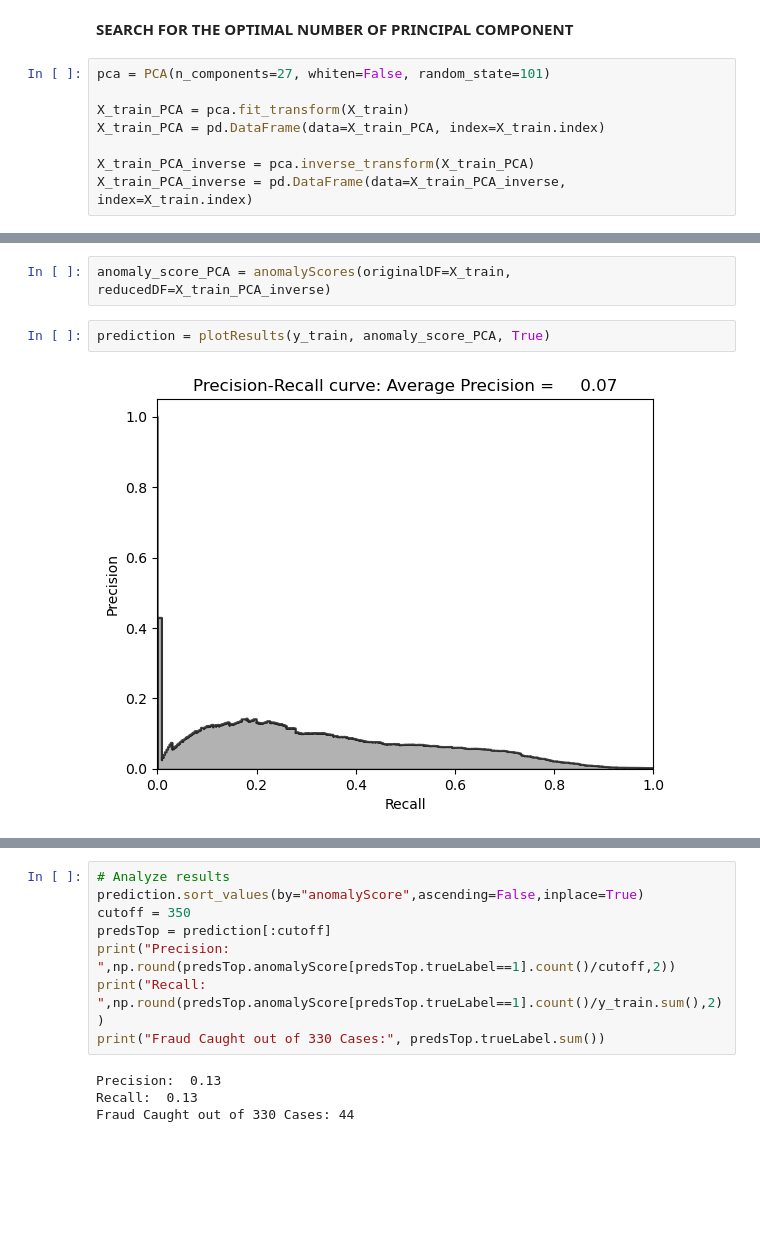
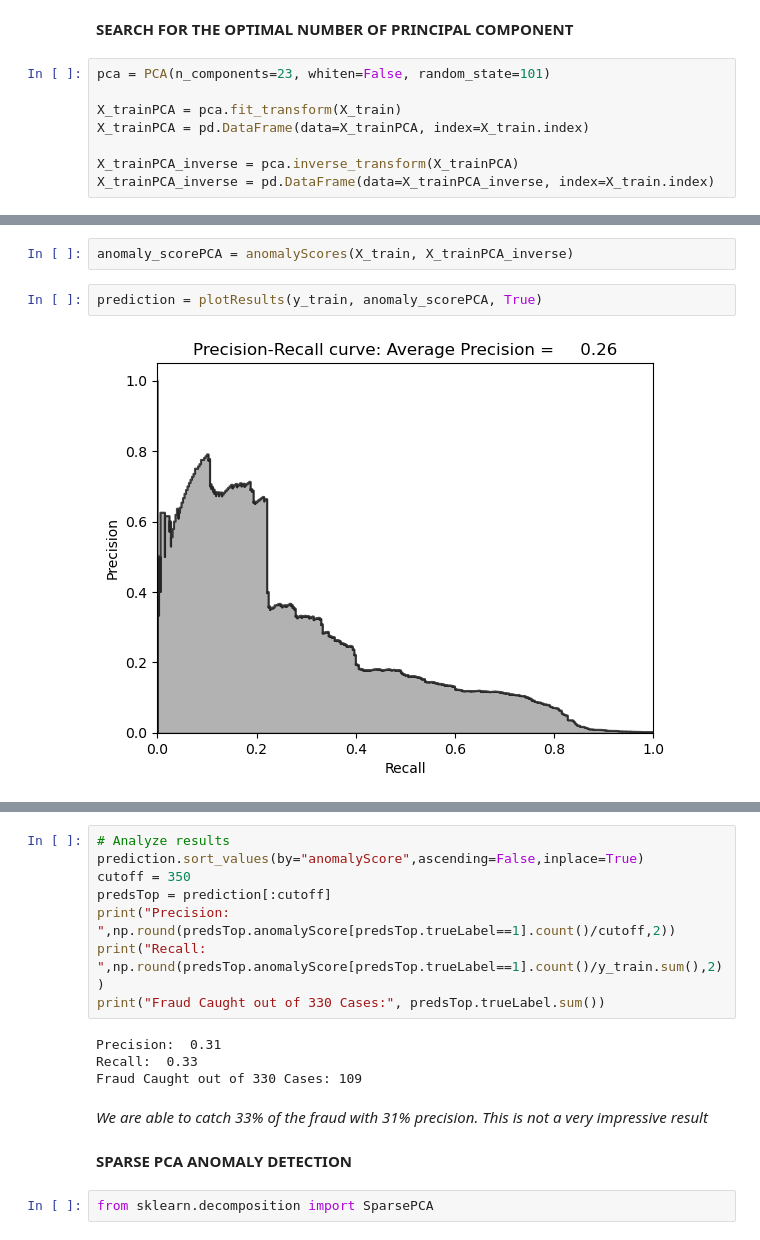
Before and after one commit to Marksman007577/Machine-Learning-Models, a Jupyter notebook: Unsupervised Learning/Dimensionality Reduction/Anomaly Detection/Credit Card Fraud Detection/Credit Card Fraud Detection.ipynb, the cells around one changed output, grey strips where cells are left out. Cells and saved outputs as stored; diff of their text form; blank space fills up the shorter version.

```diff
--- a/Unsupervised Learning/Dimensionality Reduction/Anomaly Detection/Credit Card Fraud Detection/Credit Card Fraud Detection.ipynb
+++ b/Unsupervised Learning/Dimensionality Reduction/Anomaly Detection/Credit Card Fraud Detection/Credit Card Fraud Detection.ipynb
@@ -325,11 +325,11 @@ pred = plotResults(y_train, anomaly_score_PCA, True)
 # %% [markdown]
 **SEARCH FOR THE OPTIMAL NUMBER OF PRINCIPAL COMPONENT**
 # %%
-pca = PCA(n_components=27, whiten=False, random_state=101)
+pca = PCA(n_components=23, whiten=False, random_state=101)
 
-X_train_PCA = pca.fit_transform(X_train)
-X_train_PCA = pd.DataFrame(data=X_train_PCA, index=X_train.index)
+X_trainPCA = pca.fit_transform(X_train)
+X_trainPCA = pd.DataFrame(data=X_trainPCA, index=X_train.index)
 
-X_train_PCA_inverse = pca.inverse_transform(X_train_PCA)
-X_train_PCA_inverse = pd.DataFrame(data=X_train_PCA_inverse, index=X_train.index)
+X_trainPCA_inverse = pca.inverse_transform(X_trainPCA)
+X_trainPCA_inverse = pd.DataFrame(data=X_trainPCA_inverse, index=X_train.index)
 # %%
@@ -337,8 +337,8 @@ scatter_plot(X_train_PCA, y_train, "PCA")
 # %% [output]
 [figure]
 # %%
-anomaly_score_PCA = anomalyScores(originalDF=X_train, reducedDF=X_train_PCA_inverse)
+anomaly_scorePCA = anomalyScores(X_train, X_trainPCA_inverse)
 # %%
-prediction = plotResults(y_train, anomaly_score_PCA, True)
+prediction = plotResults(y_train, anomaly_scorePCA, True)
 # %% [output]
-[figure, old version]
+[figure, new version]
@@ -352,6 +352,13 @@ print("Precision: ",np.round(predsTop.anomalyScore[predsTop.trueLabel==1].count(
 print("Recall: ",np.round(predsTop.anomalyScore[predsTop.trueLabel==1].count()/y_train.sum(),2))
 print("Fraud Caught out of 330 Cases:", predsTop.trueLabel.sum())
 # %% [output]
-Precision:  0.13
-Recall:  0.13
-Fraud Caught out of 330 Cases: 44
+Precision:  0.31
+Recall:  0.33
+Fraud Caught out of 330 Cases: 109
+# %% [markdown]
+*We are able to catch 33% of the fraud with 31% precision.
+This is not a very impressive result*
+# %% [markdown]
+**SPARSE PCA ANOMALY DETECTION**
+# %%
+from sklearn.decomposition import SparsePCA
```
Also changed, not shown: parts of 45 cells of this notebook.
